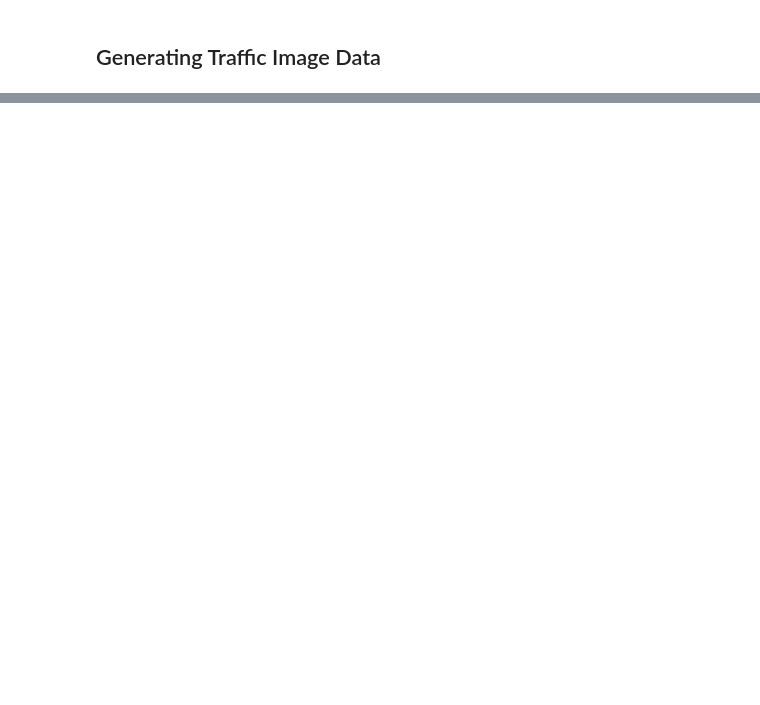
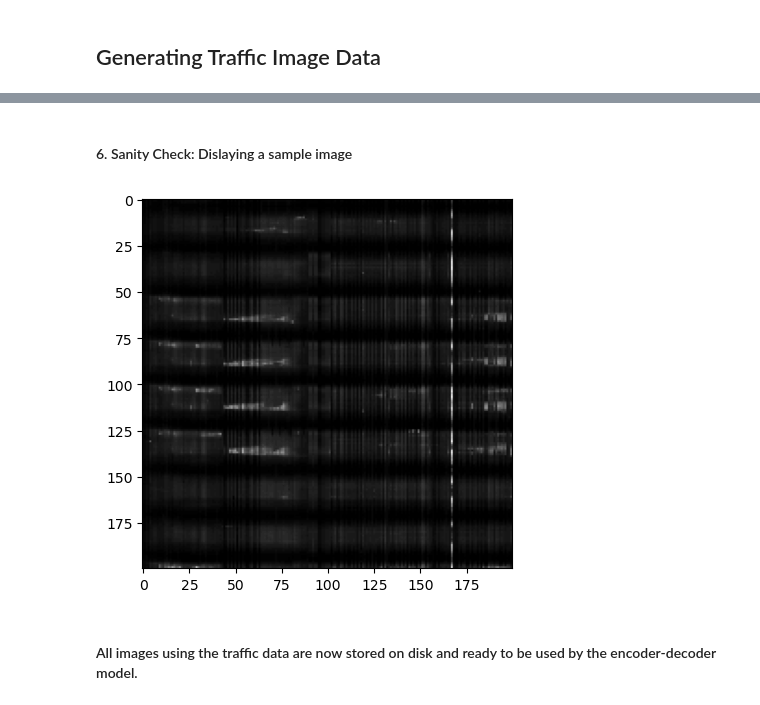
Before and after one commit to Evan-Callaghan/FieldsAcademy-NeuralNetworks, a Jupyter notebook: Project/Working/image_generator.ipynb, the cells around one changed output, grey strips where cells are left out. Saved outputs shown, nothing was run; the diff lists cells and outputs as text; code cells hidden in the pictures; blank space fills up the shorter version.

```diff
--- a/Project/Working/image_generator.ipynb
+++ b/Project/Working/image_generator.ipynb
@@ -311,0 +95,21 @@ tf.data.Dataset??
+# %%
+## traffic_data - complete and scaled data-frame
+traffic_data = scaled_data.copy()
+pd.concat([hour, traffic_data], axis = 1).to_csv('Output_Data/traffic_data.csv', index = False)
+
+## Creating data-frames with missing values
+traffic_data_missing_5 = scaled_data.apply(delete, axis = 0, frac = 0.05)
+traffic_data_missing_15 = scaled_data.apply(delete, axis = 0, frac = 0.15)
+traffic_data_missing_25 = scaled_data.apply(delete, axis = 0, frac = 0.25)
+
+## traffic_data_mapped_5 - all missing values mapped to 255
+traffic_data_mapped_5 = traffic_data_missing_5.fillna(value = 255)
+pd.concat([hour, traffic_data_mapped_5], axis = 1).to_csv('Output_Data/traffic_data_mapped_5.csv', index = False)
+
+## traffic_data_mapped_15 - all missing values mapped to 255
+traffic_data_mapped_15 = traffic_data_missing_15.fillna(value = 255)
+pd.concat([hour, traffic_data_mapped_15], axis = 1).to_csv('Output_Data/traffic_data_mapped_15.csv', index = False)
+
+## traffic_data_mapped_25 - all missing values mapped to 255
+traffic_data_mapped_25 = traffic_data_missing_25.fillna(value = 255)
+pd.concat([hour, traffic_data_mapped_25], axis = 1).to_csv('Output_Data/traffic_data_mapped_25.csv', index = False)
@@ -311,0 +250,21 @@ tf.data.Dataset??
+# %% [markdown]
+#### 6. Sanity Check: Dislaying a sample image
+# %%
+## Function to read n_images from disk
+def read_many_disk(n_images):
+    images = []
+    for image_id in range(n_images):
+        images.append(np.array(Image.open(train_dir / f"{image_id}.png")))
+    return images
+
+## Reading in a samplle image
+n_images = 1
+imgs = read_many_disk(n_images)
+
+## Plotting an example training image
+plt.imshow(imgs[0], cmap = 'gray')
+plt.show()
+# %% [output]
+[figure, added]
+# %% [markdown]
+#### All images using the traffic data are now stored on disk and ready to be used by the encoder-decoder model.
```
Also changed, not shown: parts of 35 cells of this notebook, 1 other file.
